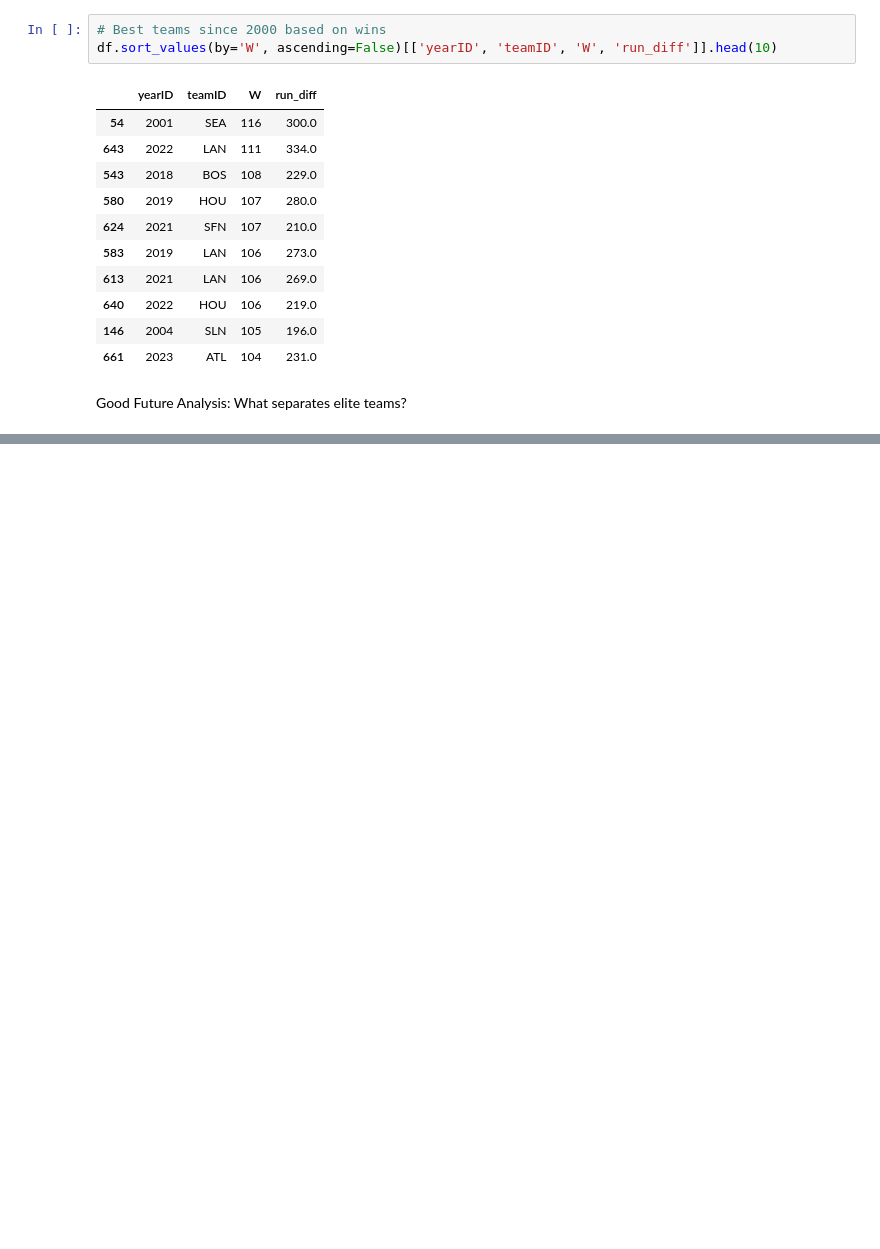
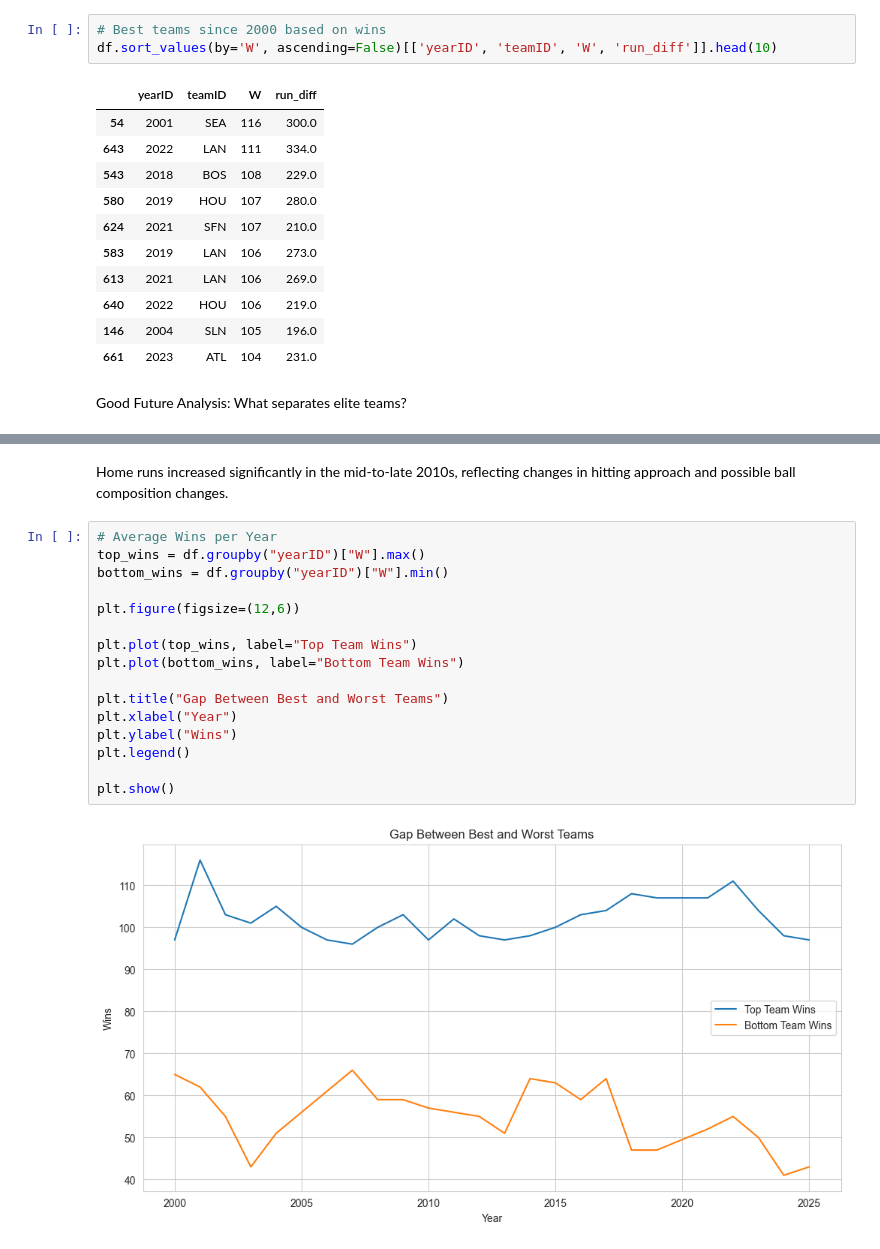
Before and after one commit to tcbailey30/sports-analytics-repository, a Jupyter notebook: MLB/02_team_wins_prediction/notebooks/02_eda.ipynb, the cells around one changed output, grey strips where cells are left out. Cells and saved outputs as stored; diff of their text form; blank space fills up the shorter version.

```diff
--- a/MLB/02_team_wins_prediction/notebooks/02_eda.ipynb
+++ b/MLB/02_team_wins_prediction/notebooks/02_eda.ipynb
@@ -118,0 +124,20 @@ ValueError: Per-column arrays must each be 1-dimensional
+# %% [markdown]
+Home runs increased significantly in the mid-to-late 2010s, reflecting changes in hitting approach and possible ball composition changes.
+# %%
+# Average Wins per Year
+top_wins = df.groupby("yearID")["W"].max()
+bottom_wins = df.groupby("yearID")["W"].min()
+
+plt.figure(figsize=(12,6))
+
+plt.plot(top_wins, label="Top Team Wins")
+plt.plot(bottom_wins, label="Bottom Team Wins")
+
+plt.title("Gap Between Best and Worst Teams")
+plt.xlabel("Year")
+plt.ylabel("Wins")
+plt.legend()
+
+plt.show()
+# %% [output]
+[figure, added]
```
Also changed, not shown: parts of 7 cells of this notebook.
